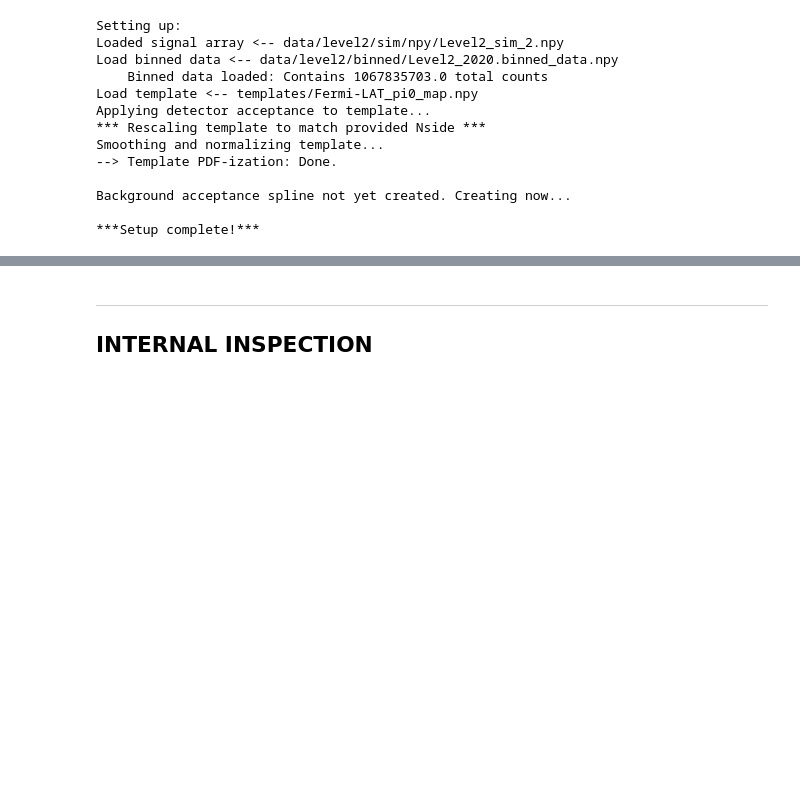
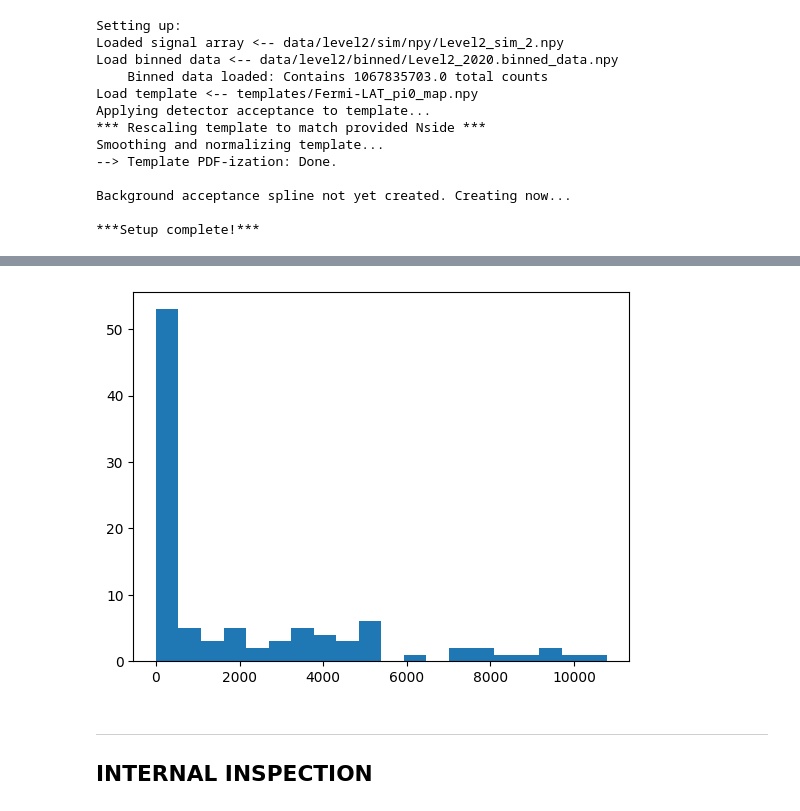
Before and after one commit to MACampana/BinnedTracks, a Jupyter notebook: NEW_BinnedAnalysis.ipynb, the cells around one changed output, grey strips where cells are left out. Cells and saved outputs as stored; diff of their text form; code cells hidden in the pictures; blank space fills up the shorter version.

```diff
--- a/NEW_BinnedAnalysis.ipynb
+++ b/NEW_BinnedAnalysis.ipynb
@@ -1250,0 +1231,2 @@ Minimizing -TS...
+# %%
+trials = bin_chilln.get_many_fits(100, n_sig=0, seed=0, verbose=False, poisson=True)
@@ -1251,3 +1252,8 @@ Minimizing -TS...
+# %%
+plt.hist(trials['results']['ns'], bins=20)
+plt.show()
+# %% [output]
+[figure, added]
 # %%
 #Need to make background from Off region only
 #Need to use more MC?
```
Also changed, not shown: parts of 4 cells of this notebook.
